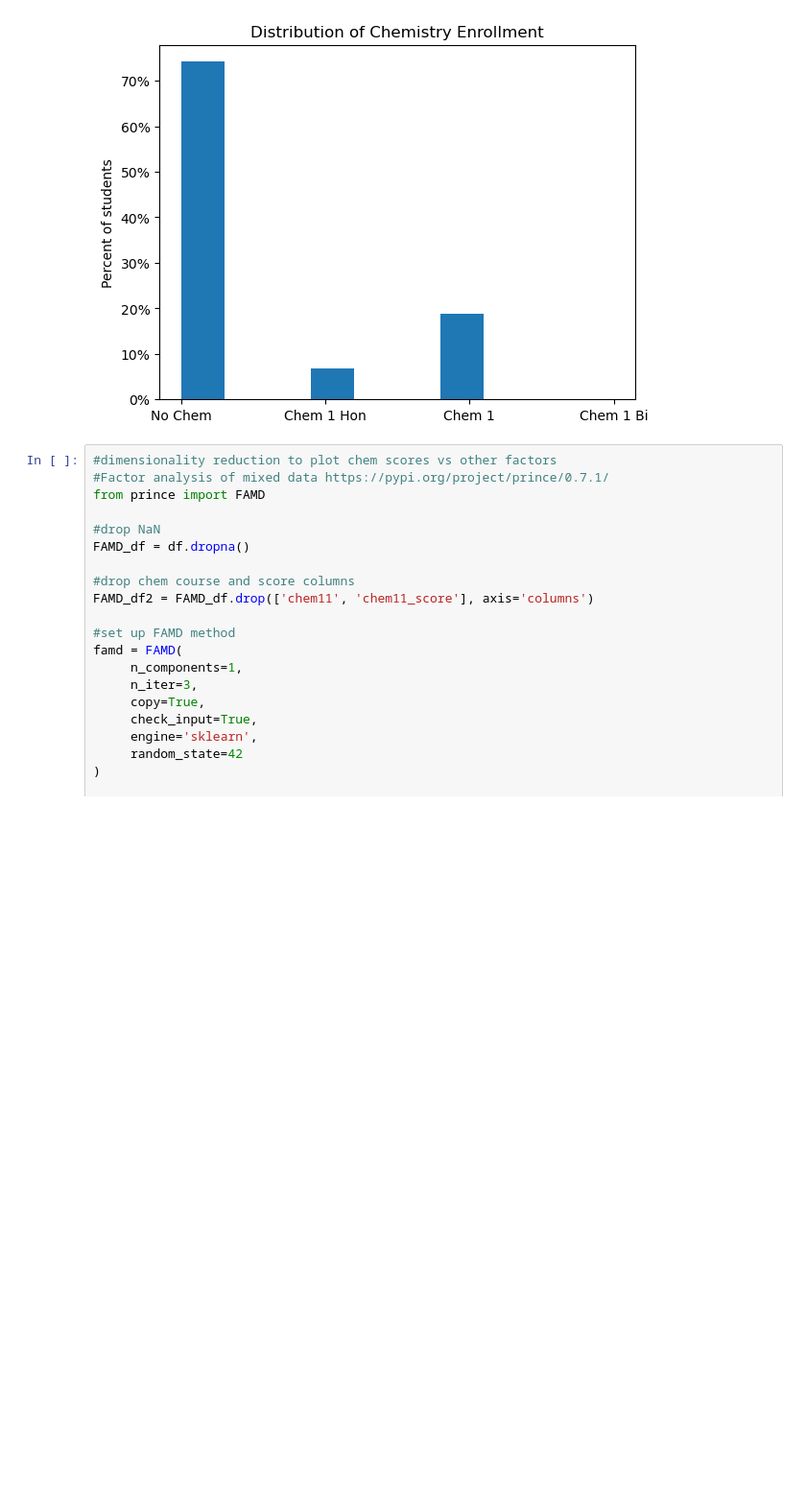
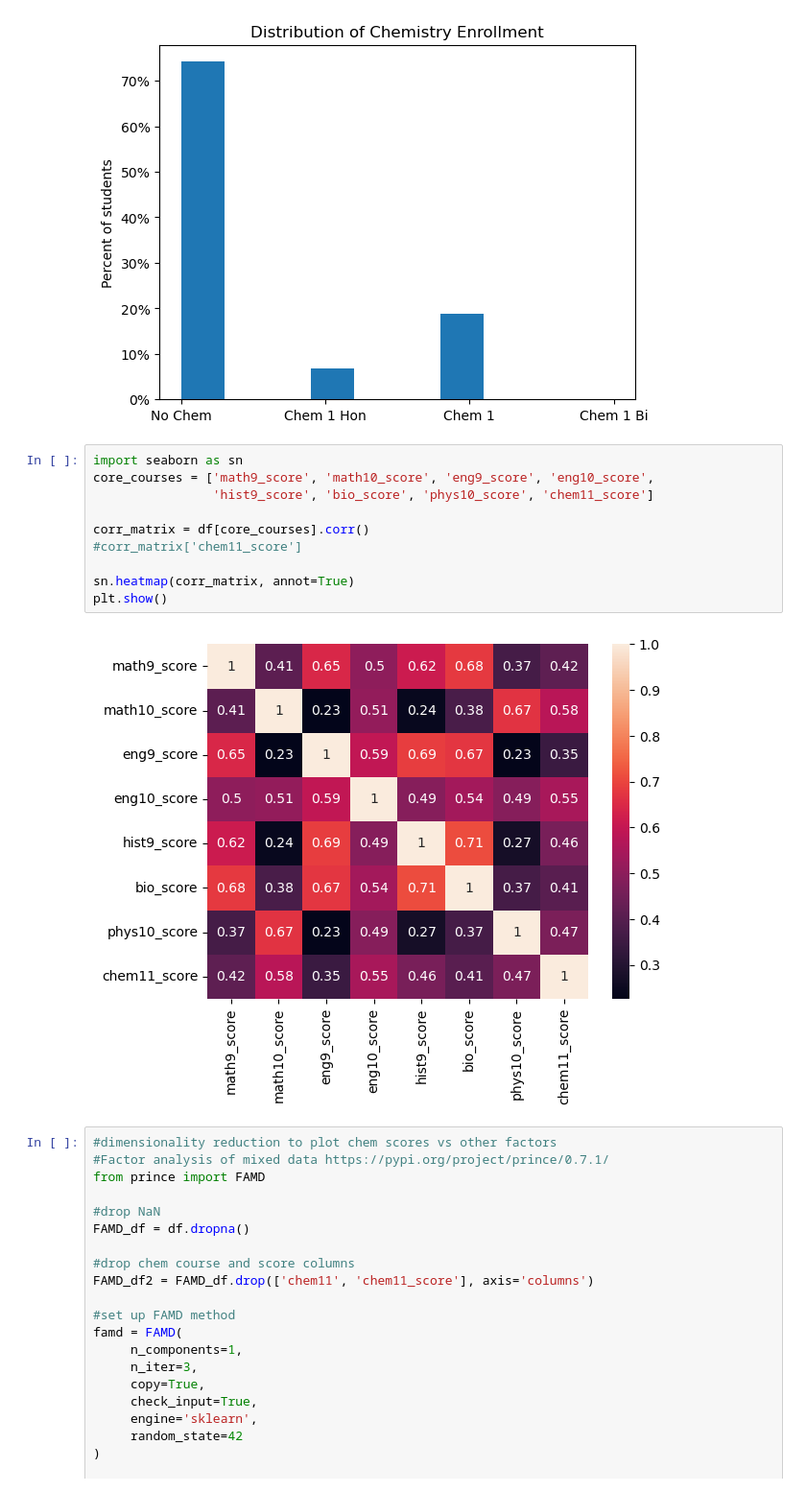
Before and after one commit to michaelzwartz/Science-Elective-Enrollment, a Jupyter notebook: Analysis.ipynb, the cells around one changed output. Shown at 96% size. Drawn from its saved outputs; the diff is of its cells as text; blank space fills up the shorter version.

```diff
--- a/Analysis.ipynb
+++ b/Analysis.ipynb
@@ -29,6 +29,18 @@ plt.ylabel("Percent of students")
 plt.show()
 # %% [output]
 [figure]
+# %%
+import seaborn as sn
+core_courses = ['math9_score', 'math10_score', 'eng9_score', 'eng10_score',
+                'hist9_score', 'bio_score', 'phys10_score', 'chem11_score']
+
+corr_matrix = df[core_courses].corr()
+#corr_matrix['chem11_score']
+
+sn.heatmap(corr_matrix, annot=True)
+plt.show()
+# %% [output]
+[figure, added]
 # %%
 #dimensionality reduction to plot chem scores vs other factors
 #Factor analysis of mixed data https://pypi.org/project/prince/0.7.1/
```
Also changed, not shown: parts of 2 cells of this notebook.
